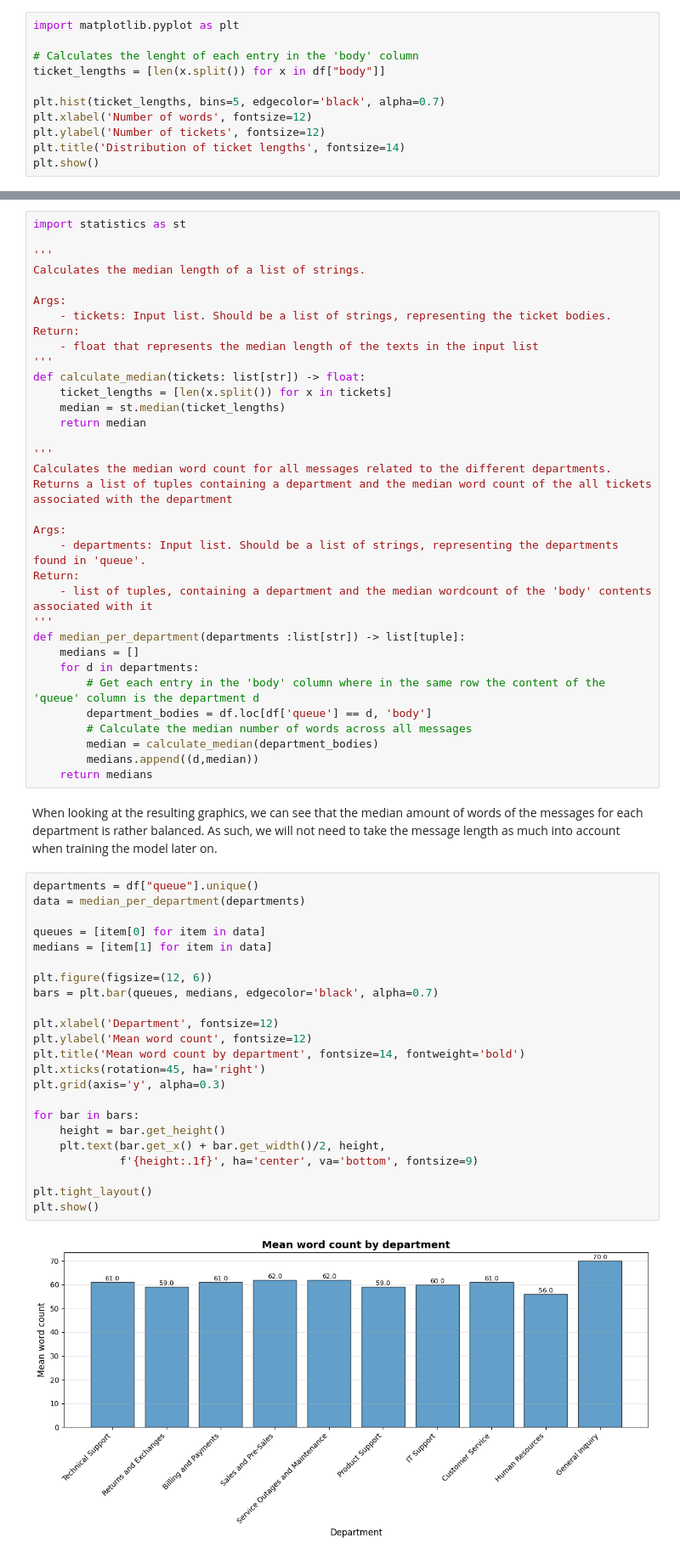
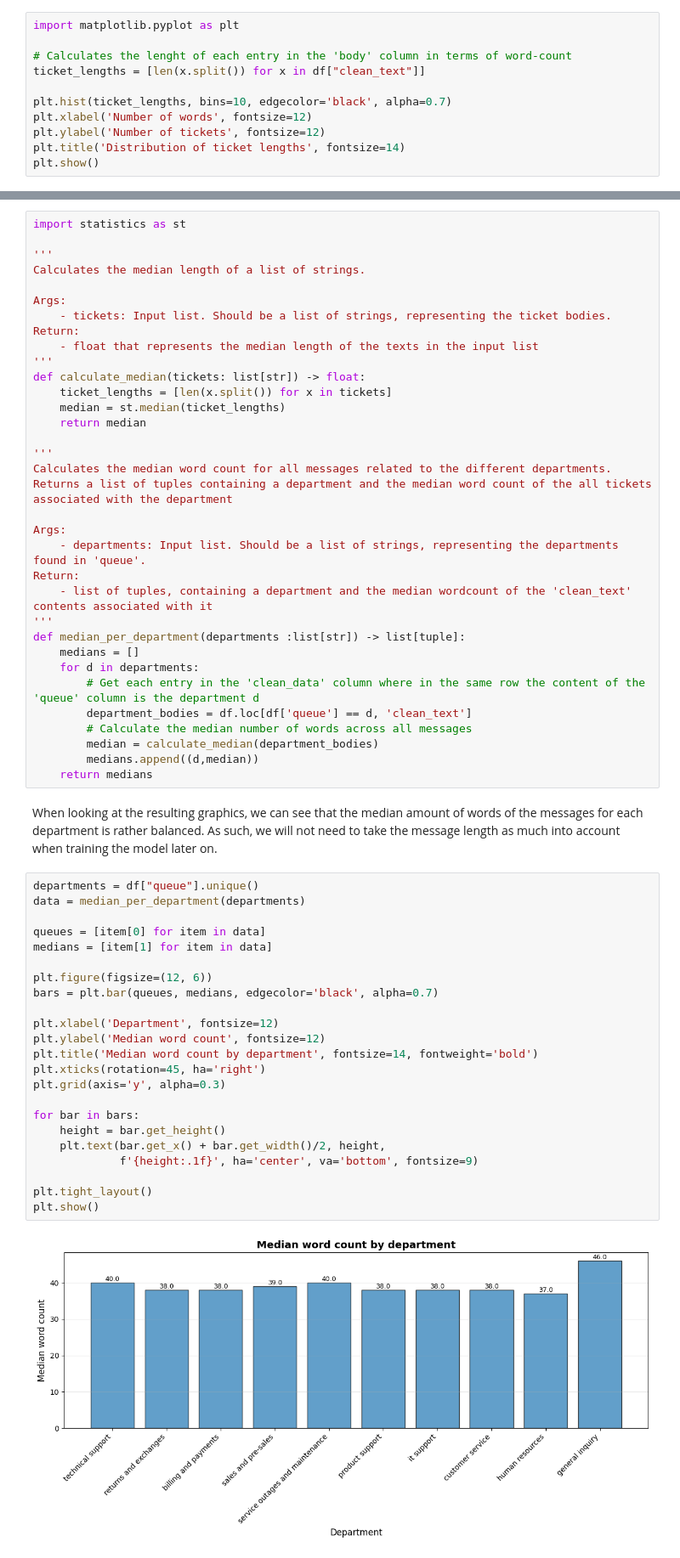
Before and after one commit to wallukat-simon/Support_Ticket_AI, a Jupyter notebook: notebooks/exploration.ipynb, the cells around one changed output, grey strips where cells are left out. Shown at 85% size. Cells and saved outputs as stored; diff of their text form.

```diff
--- a/notebooks/exploration.ipynb
+++ b/notebooks/exploration.ipynb
@@ -88,10 +159,10 @@ The histogram below shows, that overall most of the messages contain between ~25
 # %%
 import matplotlib.pyplot as plt
 
-# Calculates the lenght of each entry in the 'body' column
-ticket_lengths = [len(x.split()) for x in df["body"]]
+# Calculates the lenght of each entry in the 'body' column in terms of word-count
+ticket_lengths = [len(x.split()) for x in df["clean_text"]]
 
-plt.hist(ticket_lengths, bins=5, edgecolor='black', alpha=0.7)
+plt.hist(ticket_lengths, bins=10, edgecolor='black', alpha=0.7)
 plt.xlabel('Number of words', fontsize=12)
 plt.ylabel('Number of tickets', fontsize=12)
 plt.title('Distribution of ticket lengths', fontsize=14)
@@ -142,13 +213,13 @@ Returns a list of tuples containing a department and the median word count of th
 Args:
     - departments: Input list. Should be a list of strings, representing the departments found in 'queue'.
 Return:
-    - list of tuples, containing a department and the median wordcount of the 'body' contents associated with it
+    - list of tuples, containing a department and the median wordcount of the 'clean_text' contents associated with it
 '''
 def median_per_department(departments :list[str]) -> list[tuple]:
     medians = []
     for d in departments:
-        # Get each entry in the 'body' column where in the same row the content of the 'queue' column is the department d
-        department_bodies = df.loc[df['queue'] == d, 'body']
+        # Get each entry in the 'clean_data' column where in the same row the content of the 'queue' column is the department d
+        department_bodies = df.loc[df['queue'] == d, 'clean_text']
         # Calculate the median number of words across all messages
         median = calculate_median(department_bodies)
         medians.append((d,median))
@@ -158,27 +229,27 @@ When looking at the resulting graphics, we can see that the median amount of wor
 # %%
 departments = df["queue"].unique()
 data = median_per_department(departments)
 
 queues = [item[0] for item in data]
 medians = [item[1] for item in data]
 
 plt.figure(figsize=(12, 6))
 bars = plt.bar(queues, medians, edgecolor='black', alpha=0.7)
 
 plt.xlabel('Department', fontsize=12)
-plt.ylabel('Mean word count', fontsize=12)
-plt.title('Mean word count by department', fontsize=14, fontweight='bold')
+plt.ylabel('Median word count', fontsize=12)
+plt.title('Median word count by department', fontsize=14, fontweight='bold')
 plt.xticks(rotation=45, ha='right')
 plt.grid(axis='y', alpha=0.3)
 
 for bar in bars:
     height = bar.get_height()
     plt.text(bar.get_x() + bar.get_width()/2, height,
              f'{height:.1f}', ha='center', va='bottom', fontsize=9)
 
 plt.tight_layout()
 plt.show()
 # %% [output]
-[figure, old version]
+[figure, new version]
 # %% [markdown]
 #### Distribution of tickets per priority
```
Also changed, not shown: parts of 14 cells of this notebook, 2 other files.
